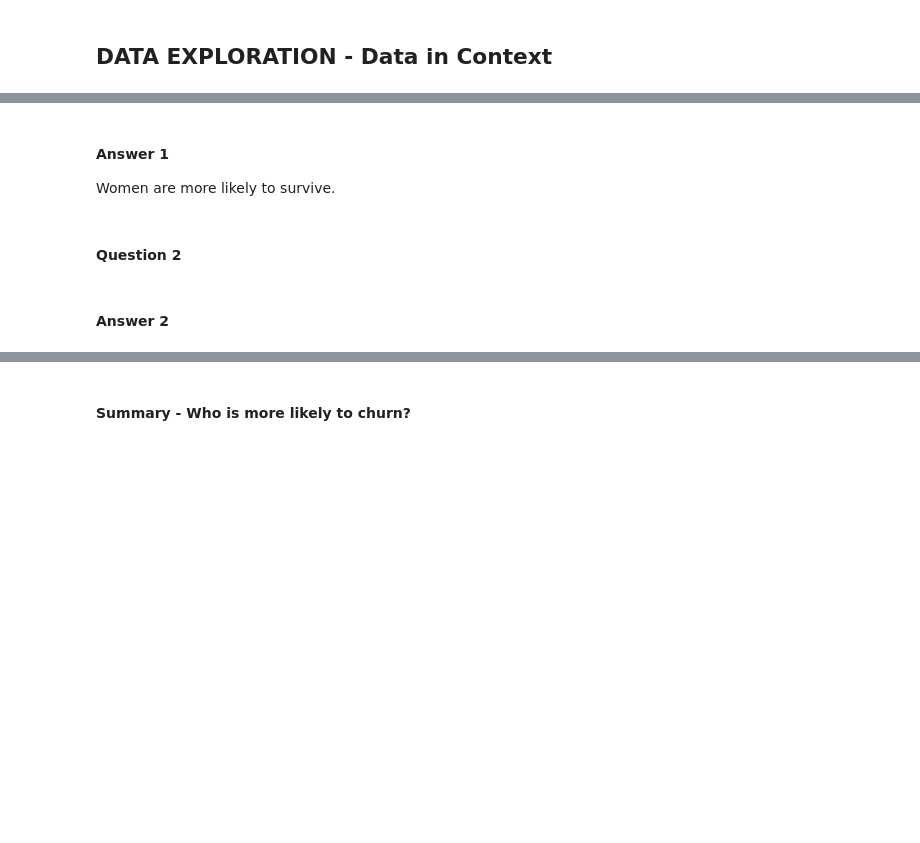
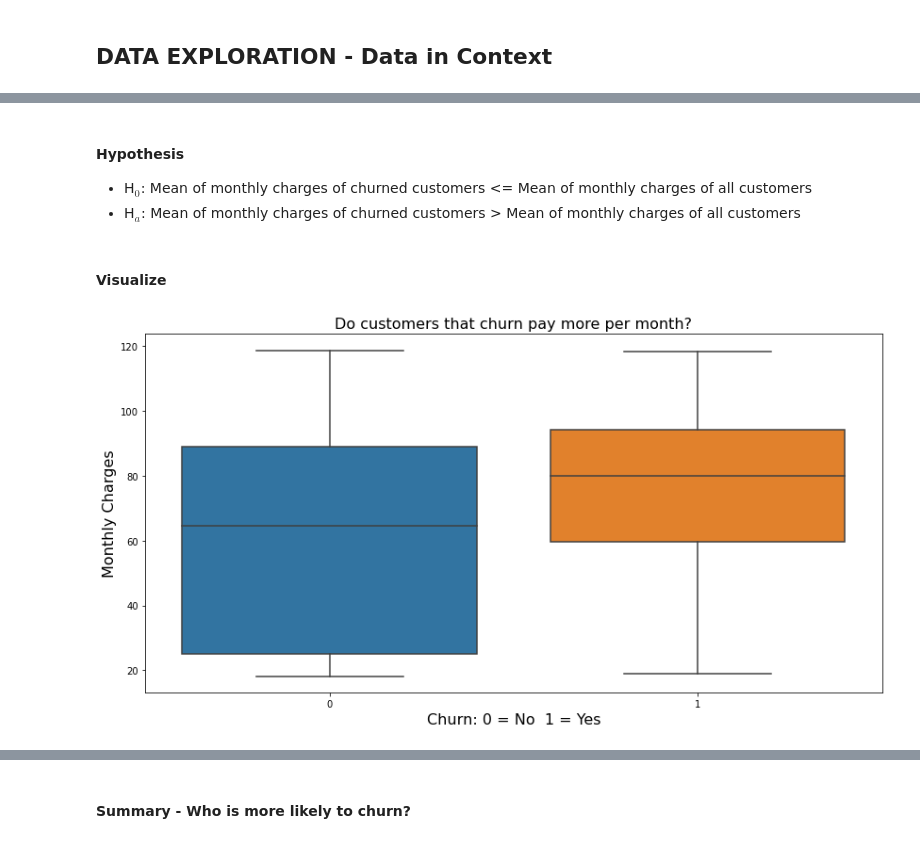
Before and after one commit to rachelrobbinsmayhill/classification-project, a Jupyter notebook: Churn_Report.ipynb, the cells around one changed output, grey strips where cells are left out. Saved outputs shown, nothing was run; the diff lists cells and outputs as text; code cells hidden in the pictures; blank space fills up the shorter version.

```diff
--- a/Churn_Report.ipynb
+++ b/Churn_Report.ipynb
@@ -246,7 +248,16 @@ run a t-test on age and survived
-# %% [markdown]
-#### Answer 1
-Women are more likely to survive.
-# %% [markdown]
-#### Question 2
-# %% [markdown]
-#### Answer 2
+# %% [markdown]
+#### Hypothesis
+
+- H$_{0}$: Mean of monthly charges of churned customers <= Mean of monthly charges of all customers
+- H$_{a}$: Mean of monthly charges of churned customers > Mean of monthly charges of all customers
+# %% [markdown]
+#### Visualize
+# %%
+plt.figure(figsize=(14,7))
+sns.boxplot(data=train, y='monthly_charges', x='did_churn_Yes')
+plt.title('Do customers that churn pay more per month?',fontsize = 16)
+plt.ylabel('Monthly Charges', fontsize = 16)
+plt.xlabel('Churn: 0 = No  1 = Yes', fontsize = 16)
+plt.show()
+# %% [output]
+[figure, added]
```
Also changed, not shown: parts of 79 cells of this notebook.
